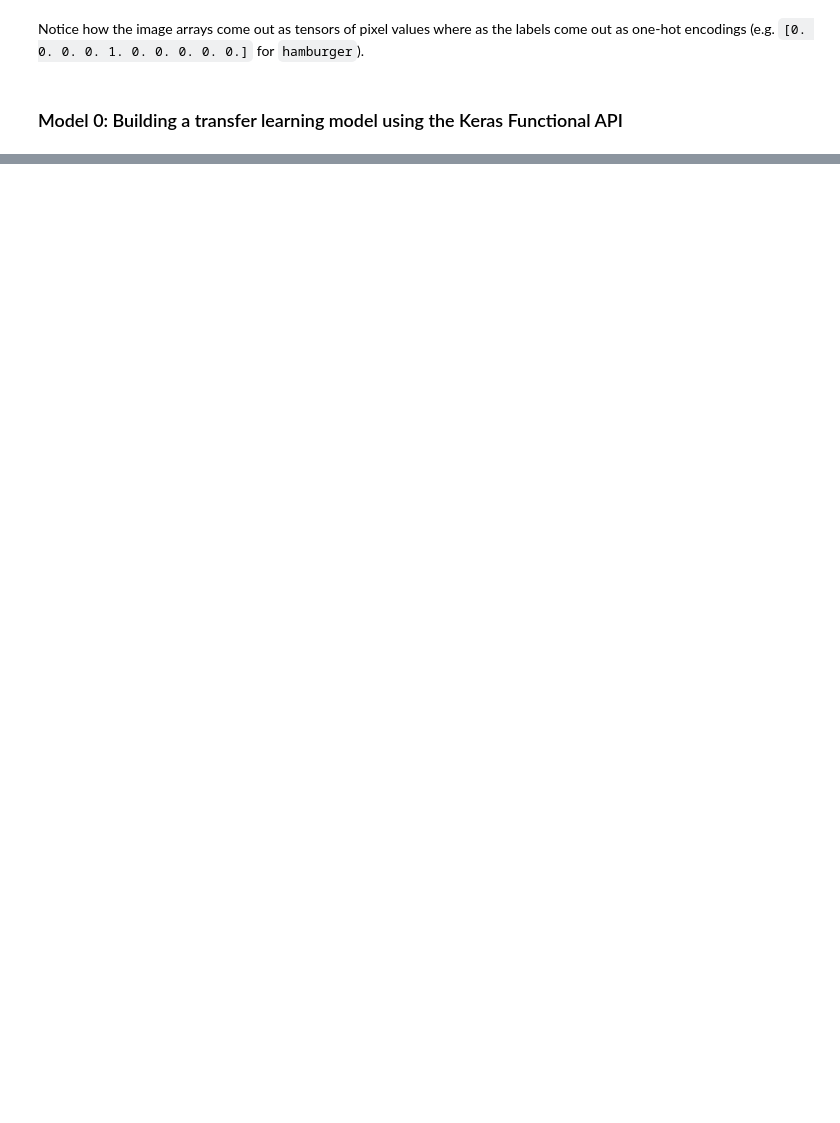
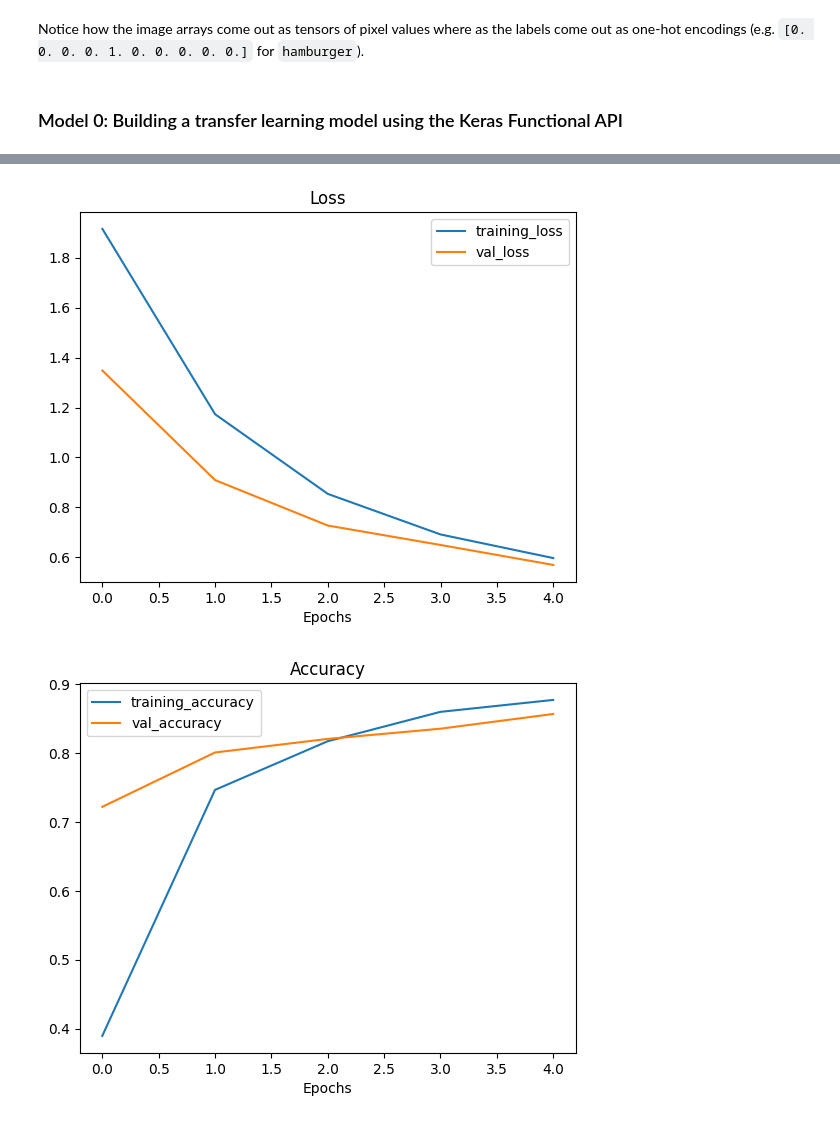
Before and after one commit to Akshhxt/TensorFlow, a Jupyter notebook: Transfer_Learning_in_TensorFlow(2)_Fine_Tuning_.ipynb, the cells around one changed output, grey strips where cells are left out. Saved outputs shown, nothing was run; the diff lists cells and outputs as text; code cells hidden in the pictures; blank space fills up the shorter version.

```diff
--- a/Transfer_Learning_in_TensorFlow(2)_Fine_Tuning_.ipynb
+++ b/Transfer_Learning_in_TensorFlow(2)_Fine_Tuning_.ipynb
@@ -328,0 +411,6 @@ Epoch 5/5
+# %%
+# Check out our model's training curves
+plot_loss_curves(history_10_percent)
+# %% [output]
+[figure, added]
+[figure, added]
```
Also changed, not shown: parts of 11 cells of this notebook.
